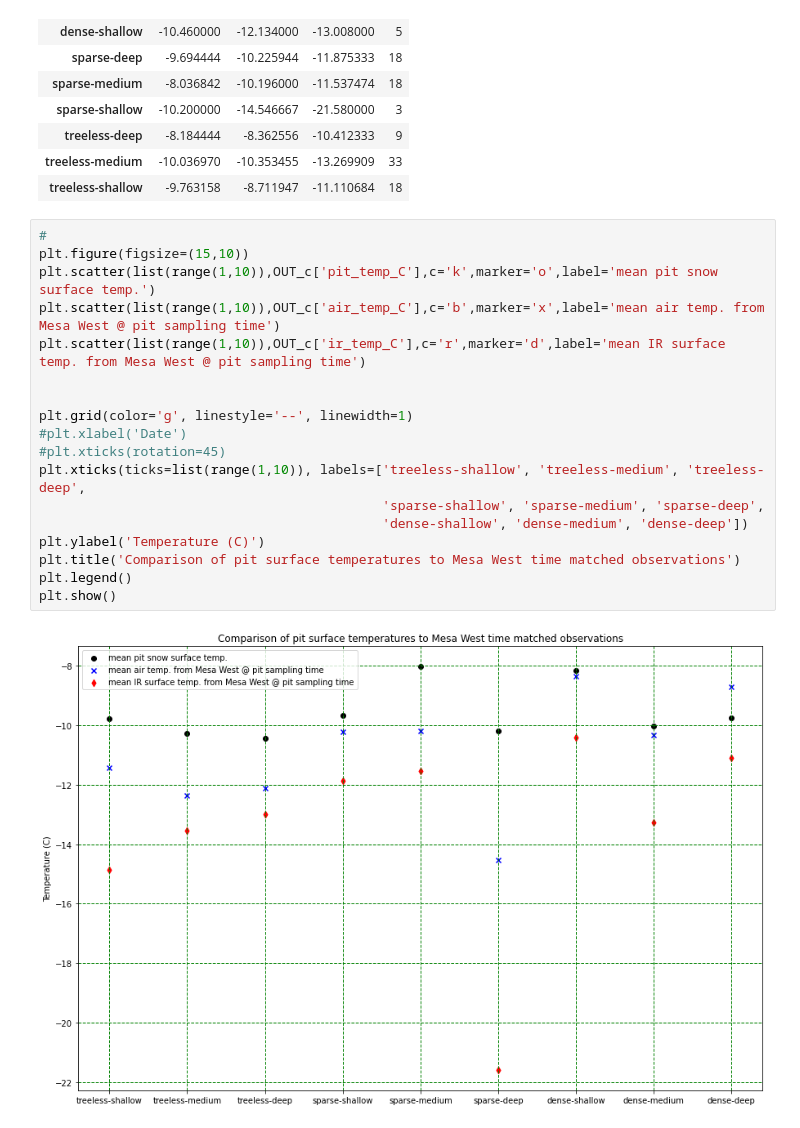
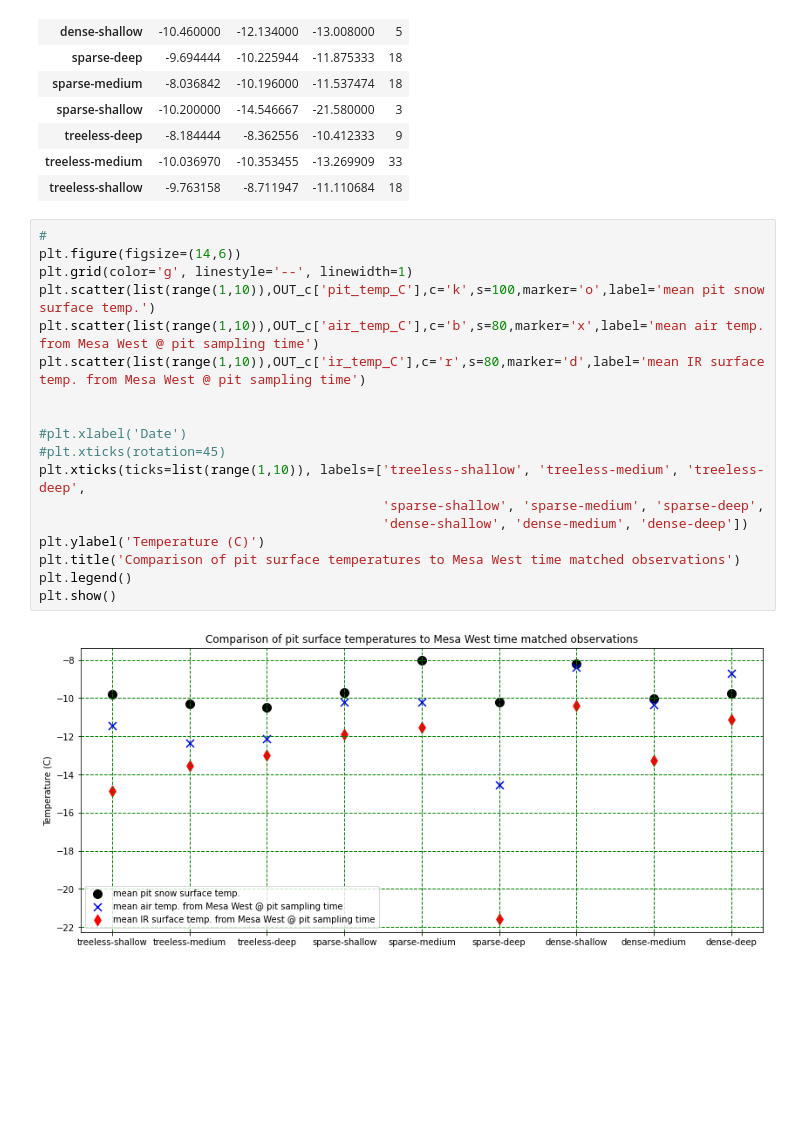
Before and after one commit to snowex-hackweek/hot-pow, a Jupyter notebook: contributors/Jeremy_Johnston/MetSiteData_FromGoogleDrive.ipynb, the cells around one changed output. Drawn from its saved outputs; the diff is of its cells as text; blank space fills up the shorter version.

```diff
--- a/contributors/Jeremy_Johnston/MetSiteData_FromGoogleDrive.ipynb
+++ b/contributors/Jeremy_Johnston/MetSiteData_FromGoogleDrive.ipynb
@@ -389,21 +389,21 @@ OUT_c
 | treeless-shallow | -9.763158 | -8.711947 | -11.110684 | 18 |
 # %%
 #
-plt.figure(figsize=(15,10))
-plt.scatter(list(range(1,10)),OUT_c['pit_temp_C'],c='k',marker='o',label='mean pit snow surface temp.')
-plt.scatter(list(range(1,10)),OUT_c['air_temp_C'],c='b',marker='x',label='mean air temp. from Mesa West @ pit sampling time')
-plt.scatter(list(range(1,10)),OUT_c['ir_temp_C'],c='r',marker='d',label='mean IR surface temp. from Mesa West @ pit sampling time')
+plt.figure(figsize=(14,6))
+plt.grid(color='g', linestyle='--', linewidth=1)
+plt.scatter(list(range(1,10)),OUT_c['pit_temp_C'],c='k',s=100,marker='o',label='mean pit snow surface temp.')
+plt.scatter(list(range(1,10)),OUT_c['air_temp_C'],c='b',s=80,marker='x',label='mean air temp. from Mesa West @ pit sampling time')
+plt.scatter(list(range(1,10)),OUT_c['ir_temp_C'],c='r',s=80,marker='d',label='mean IR surface temp. from Mesa West @ pit sampling time')
 
 
-plt.grid(color='g', linestyle='--', linewidth=1)
 #plt.xlabel('Date')
 #plt.xticks(rotation=45)
 plt.xticks(ticks=list(range(1,10)), labels=['treeless-shallow', 'treeless-medium', 'treeless-deep',
                                             'sparse-shallow', 'sparse-medium', 'sparse-deep',
                                             'dense-shallow', 'dense-medium', 'dense-deep'])
 plt.ylabel('Temperature (C)')
 plt.title('Comparison of pit surface temperatures to Mesa West time matched observations')
 plt.legend()
 plt.show()
 # %% [output]
-[figure, old version]
+[figure, new version]
```
Also changed, not shown: 2 other files.
